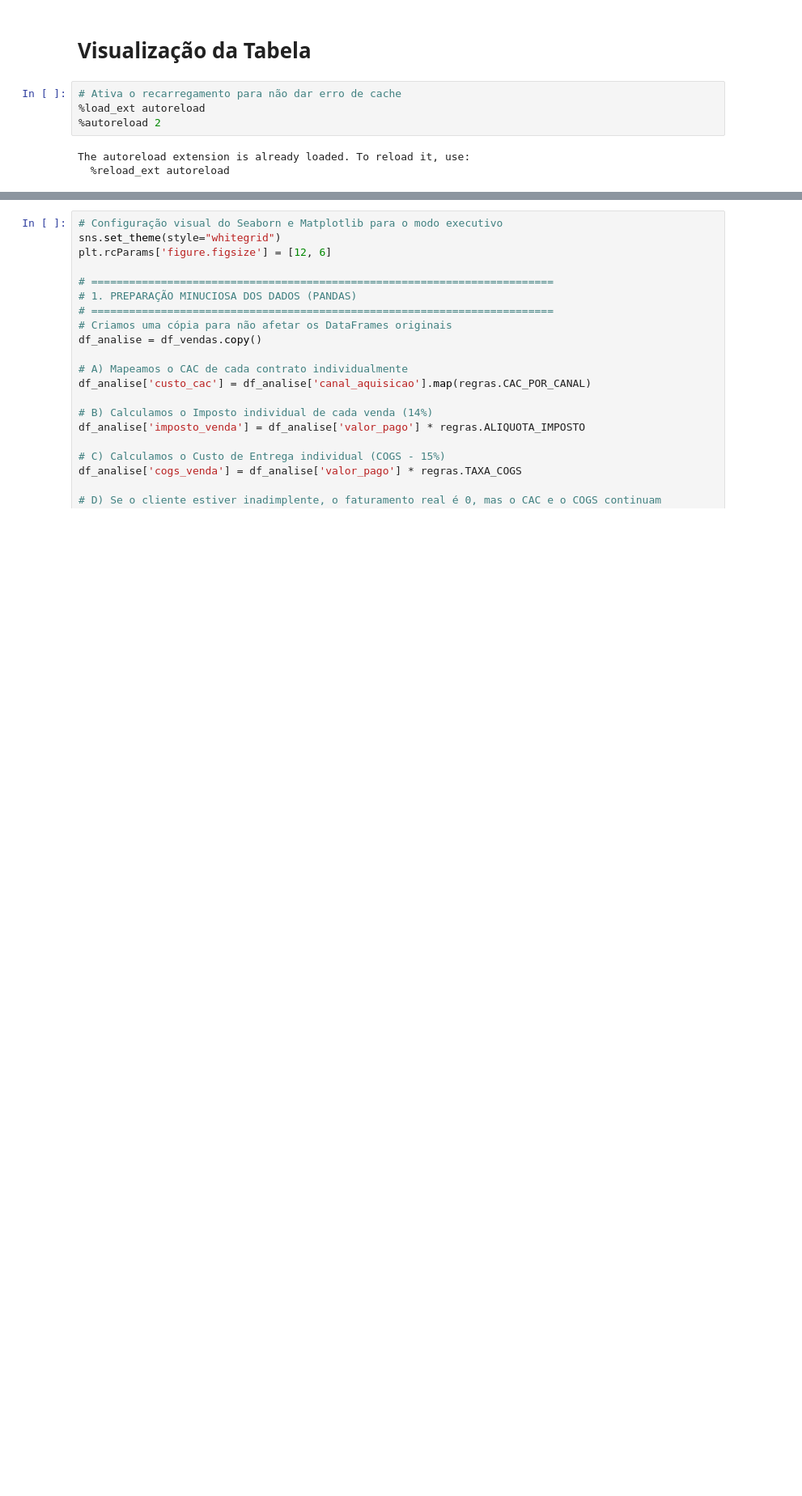
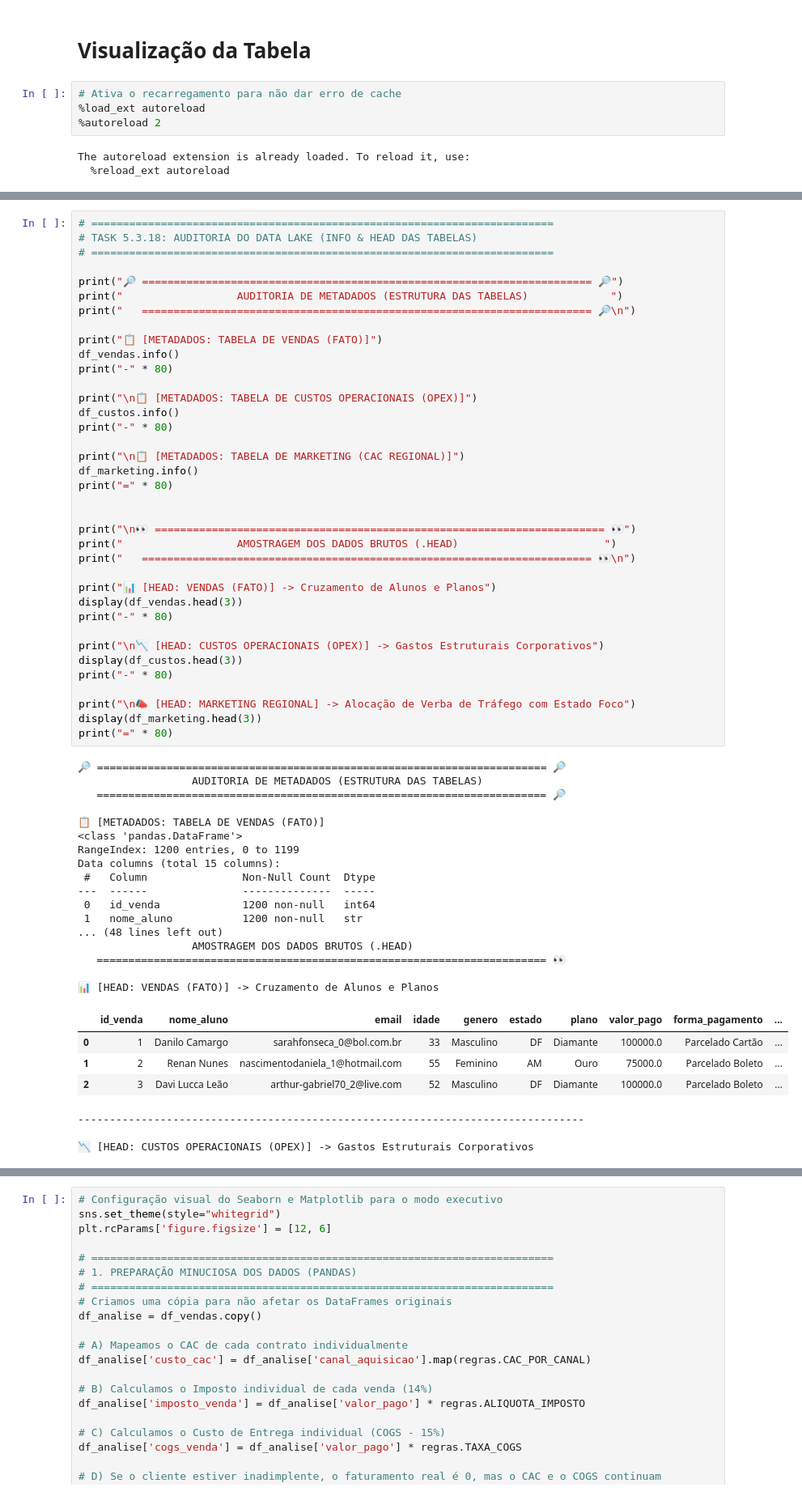
Before and after one commit to ravizeraig/dashInsights, a Jupyter notebook: notebooks/analise_exploratoria.ipynb, the cells around one changed output, grey strips where cells are left out. Shown at 81% size. Saved outputs shown, nothing was run; the diff lists cells and outputs as text; blank space fills up the shorter version.

```diff
--- a/notebooks/analise_exploratoria.ipynb
+++ b/notebooks/analise_exploratoria.ipynb
@@ -25,0 +41,62 @@ df_custos = buscar_custos_operacionais()
+# %%
+# =========================================================================
+# TASK 5.3.18: AUDITORIA DO DATA LAKE (INFO & HEAD DAS TABELAS)
+# =========================================================================
+
+print("🔎 ======================================================================= 🔎")
+print("                  AUDITORIA DE METADADOS (ESTRUTURA DAS TABELAS)             ")
+print("   ======================================================================= 🔎\n")
+
+print("📋 [METADADOS: TABELA DE VENDAS (FATO)]")
+df_vendas.info()
+print("-" * 80)
+
+print("\n📋 [METADADOS: TABELA DE CUSTOS OPERACIONAIS (OPEX)]")
+df_custos.info()
+print("-" * 80)
+
+print("\n📋 [METADADOS: TABELA DE MARKETING (CAC REGIONAL)]")
+df_marketing.info()
+print("=" * 80)
+
+
+print("\n👀 ======================================================================= 👀")
+print("                  AMOSTRAGEM DOS DADOS BRUTOS (.HEAD)                       ")
+print("   ======================================================================= 👀\n")
+
+print("📊 [HEAD: VENDAS (FATO)] -> Cruzamento de Alunos e Planos")
+display(df_vendas.head(3))
+print("-" * 80)
+
+print("\n📉 [HEAD: CUSTOS OPERACIONAIS (OPEX)] -> Gastos Estruturais Corporativos")
+display(df_custos.head(3))
+print("-" * 80)
+
+print("\n📣 [HEAD: MARKETING REGIONAL] -> Alocação de Verba de Tráfego com Estado Foco")
+display(df_marketing.head(3))
+print("=" * 80)
+# %% [output]
+🔎 ======================================================================= 🔎
+                  AUDITORIA DE METADADOS (ESTRUTURA DAS TABELAS)
+   ======================================================================= 🔎
+
+📋 [METADADOS: TABELA DE VENDAS (FATO)]
+<class 'pandas.DataFrame'>
+RangeIndex: 1200 entries, 0 to 1199
+Data columns (total 15 columns):
+ #   Column               Non-Null Count  Dtype
+---  ------               --------------  -----
+ 0   id_venda             1200 non-null   int64
+ 1   nome_aluno           1200 non-null   str
+... (48 lines left out)
+                  AMOSTRAGEM DOS DADOS BRUTOS (.HEAD)
+   ======================================================================= 👀
+
+📊 [HEAD: VENDAS (FATO)] -> Cruzamento de Alunos e Planos
+|  | id_venda | nome_aluno | email | idade | genero | estado | plano | valor_pago | forma_pagamento | ... |
+| 0 | 1 | Danilo Camargo | sarahfonseca_0@bol.com.br | 33 | Masculino | DF | Diamante | 100000.0 | Parcelado Cartão | ... |
+| 1 | 2 | Renan Nunes | nascimentodaniela_1@hotmail.com | 55 | Feminino | AM | Ouro | 75000.0 | Parcelado Boleto | ... |
+| 2 | 3 | Davi Lucca Leão | arthur-gabriel70_2@live.com | 52 | Masculino | DF | Diamante | 100000.0 | Parcelado Boleto | ... |
+--------------------------------------------------------------------------------
+
+📉 [HEAD: CUSTOS OPERACIONAIS (OPEX)] -> Gastos Estruturais Corporativos
```
Also changed, not shown: parts of 15 cells of this notebook, 9 other files.
